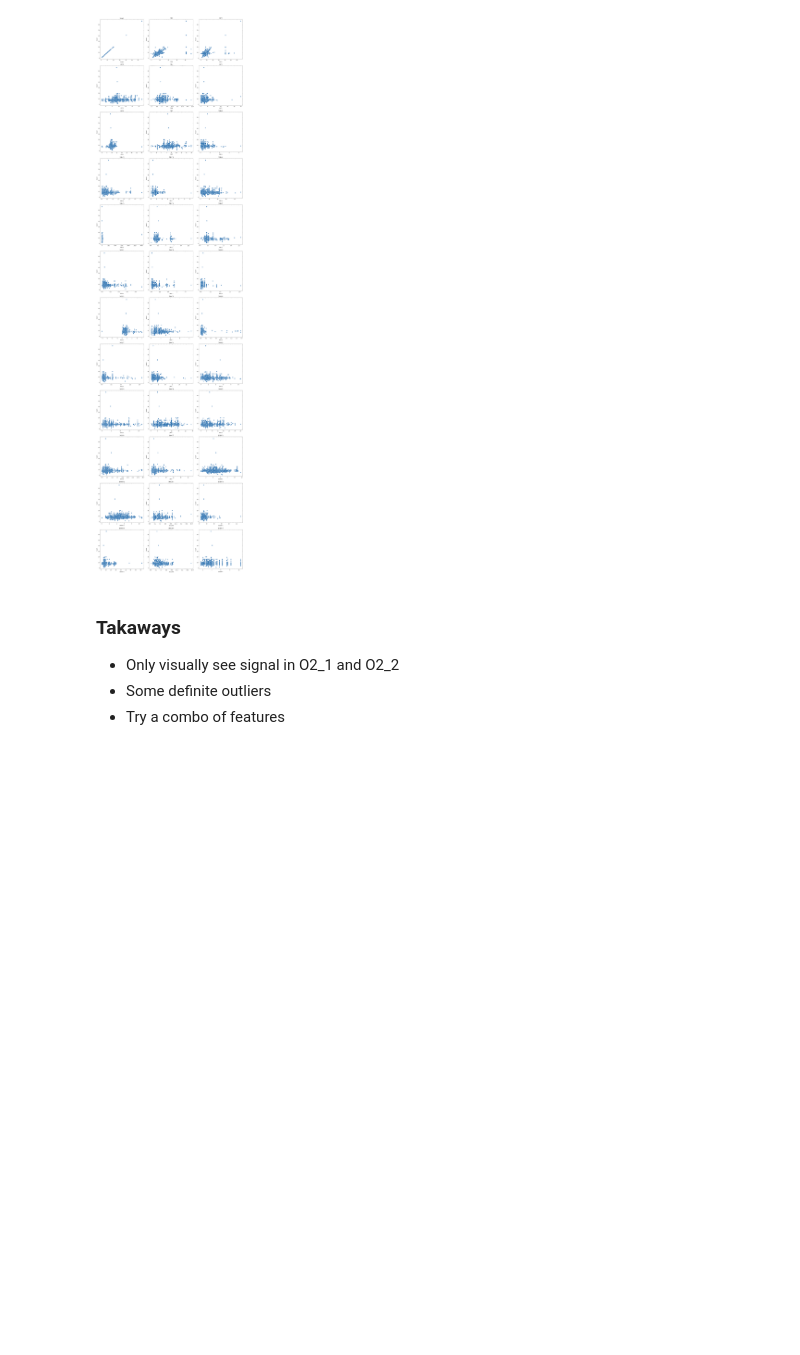
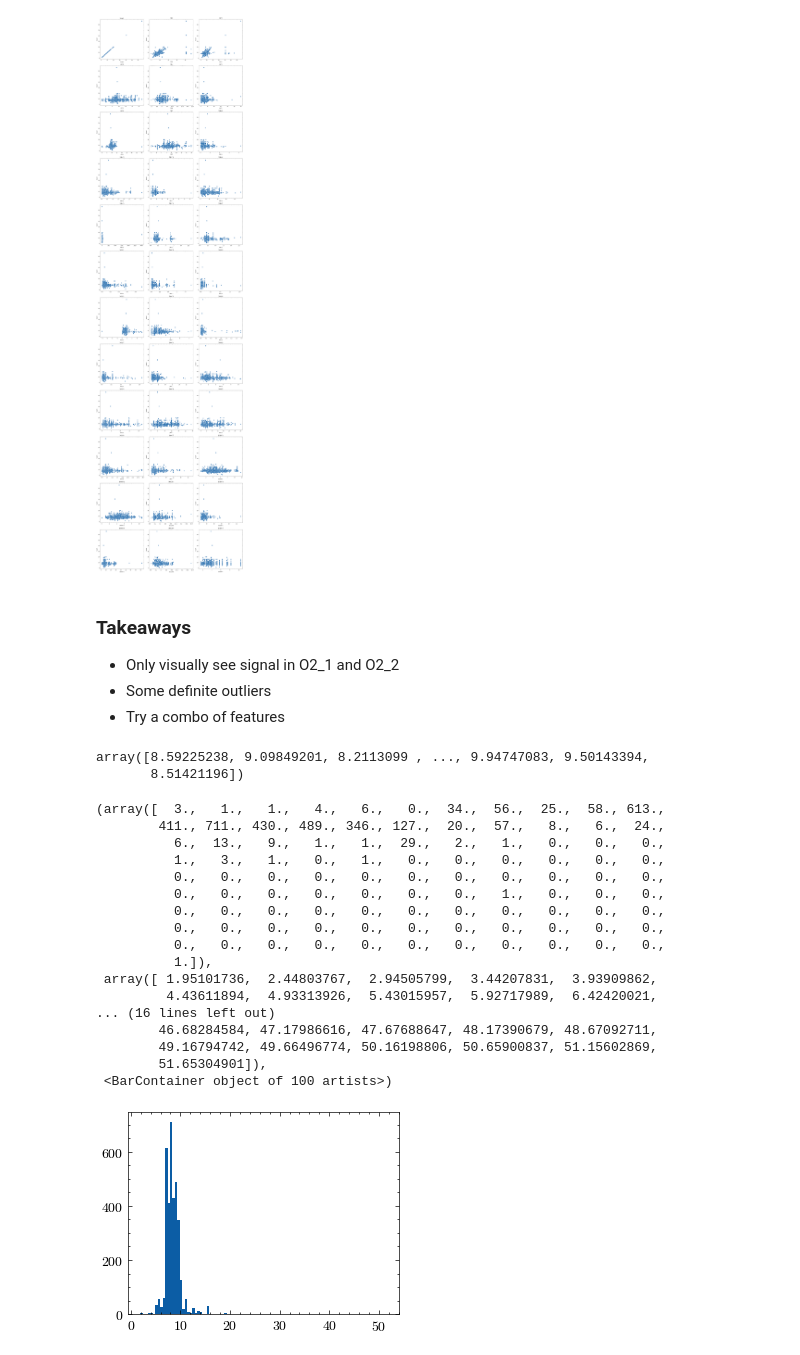
Before and after one commit to jfblanchard/s3e21, a Jupyter notebook: s3e21_local.ipynb, the cells around one changed output. Drawn from its saved outputs; the diff is of its cells as text; code cells hidden in the pictures; blank space fills up the shorter version.

```diff
--- a/s3e21_local.ipynb
+++ b/s3e21_local.ipynb
@@ -121,7 +142,50 @@ for i,col in enumerate(features):
 # %% [output]
 [figure]
 # %% [markdown]
-### Takaways
+### Takeaways
 * Only visually see signal in O2_1 and O2_2
 * Some definite outliers
 * Try a combo of features
+# %%
+y = ss.target
+train = ss.copy()
+# %%
+# from comp description
+from sklearn.ensemble import RandomForestRegressor
+
+#y_train = train.pop('target') # train is your submission!
+rf = RandomForestRegressor(
+    n_estimators=1000,
+    max_depth=7,
+    n_jobs=-1,
+    random_state=42)
+rf.fit(train, y)
+
+preds = rf.predict(train)
+#y_hat = rf.predict(test) # test set is hidden
+# %%
+preds
+# %% [output]
+array([8.59225238, 9.09849201, 8.2113099 , ..., 9.94747083, 9.50143394,
+       8.51421196])
+# %%
+plt.hist(preds,bins=100)
+# %% [output]
+(array([  3.,   1.,   1.,   4.,   6.,   0.,  34.,  56.,  25.,  58., 613.,
+        411., 711., 430., 489., 346., 127.,  20.,  57.,   8.,   6.,  24.,
+          6.,  13.,   9.,   1.,   1.,  29.,   2.,   1.,   0.,   0.,   0.,
+          1.,   3.,   1.,   0.,   1.,   0.,   0.,   0.,   0.,   0.,   0.,
+          0.,   0.,   0.,   0.,   0.,   0.,   0.,   0.,   0.,   0.,   0.,
+          0.,   0.,   0.,   0.,   0.,   0.,   0.,   1.,   0.,   0.,   0.,
+          0.,   0.,   0.,   0.,   0.,   0.,   0.,   0.,   0.,   0.,   0.,
+          0.,   0.,   0.,   0.,   0.,   0.,   0.,   0.,   0.,   0.,   0.,
+          0.,   0.,   0.,   0.,   0.,   0.,   0.,   0.,   0.,   0.,   0.,
+          1.]),
+ array([ 1.95101736,  2.44803767,  2.94505799,  3.44207831,  3.93909862,
+         4.43611894,  4.93313926,  5.43015957,  5.92717989,  6.42420021,
+... (16 lines left out)
+        46.68284584, 47.17986616, 47.67688647, 48.17390679, 48.67092711,
+        49.16794742, 49.66496774, 50.16198806, 50.65900837, 51.15602869,
+        51.65304901]),
+ <BarContainer object of 100 artists>)
+[figure, added]
```
Also changed, not shown: parts of 6 cells of this notebook.
